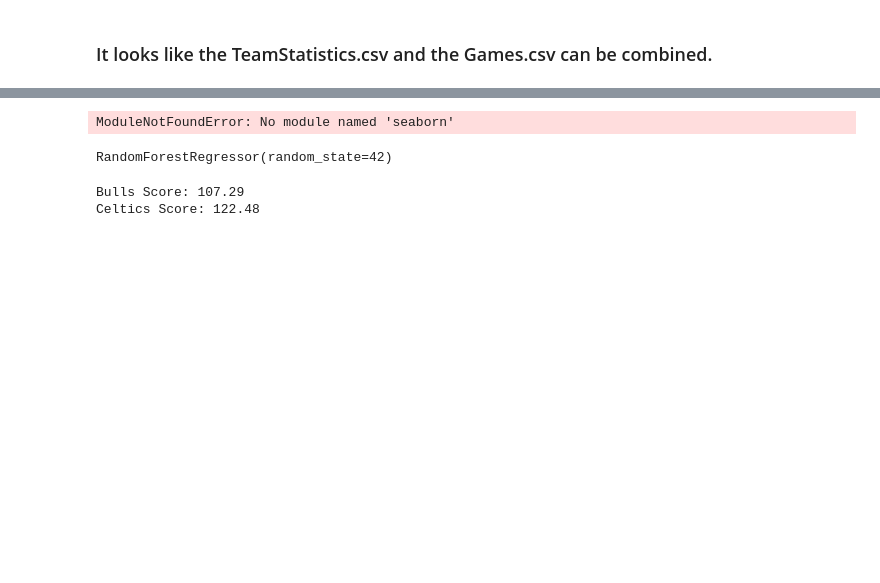
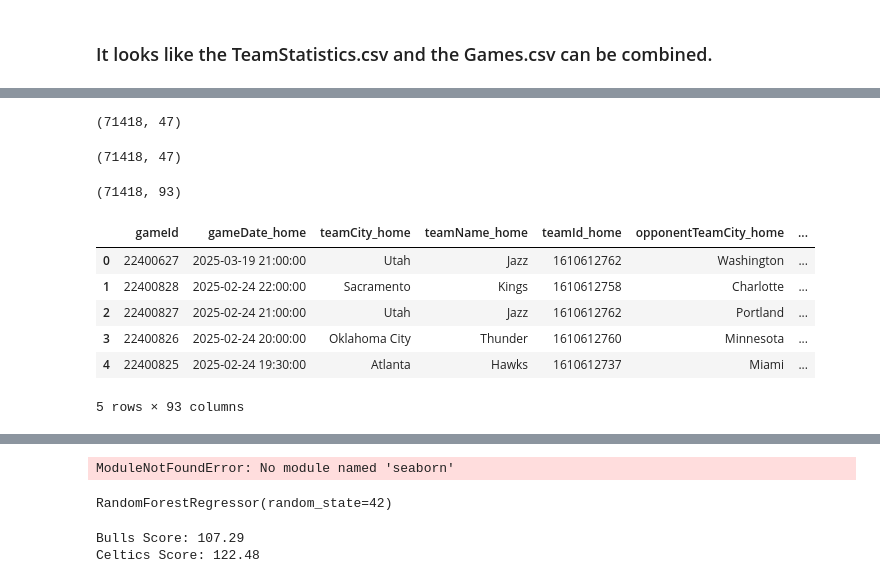
Before and after one commit to pshukl21/CollabProject, a Jupyter notebook: nbaModel.ipynb, the cells around one changed output, grey strips where cells are left out. Drawn from its saved outputs; the diff is of its cells as text; code cells hidden in the pictures; blank space fills up the shorter version.

```diff
--- a/nbaModel.ipynb
+++ b/nbaModel.ipynb
@@ -184,8 +205,0 @@ seasonLosses 0.9871881038393683
-# %%
-# create year variable (need to create a season feature, too)
-df_teams['Year'] = df_teams.gameDate.str[:4]
-
-# group games by year and calculate mean stats
-excluded_columns = ['gameId','teamId','opponentTeamId','home','win']
-df_teams_by_year = df_teams.groupby(by='Year').agg('mean',numeric_only=True).drop(columns=excluded_columns).iloc[::-1].round(3)
-df_teams_by_year.head(26)
@@ -282,0 +296,10 @@ df_teams.head()
+# %%
+df_teams_home = df_teams[df_teams.home == 1]
+print(df_teams_home.shape)
+# %% [output]
+(71418, 47)
+# %%
+df_teams_away = df_teams[df_teams.home == 0]
+print(df_teams_away.shape)
+# %% [output]
+(71418, 47)
@@ -282,0 +313,13 @@ df_teams.head()
+# %%
+df_games1 = df_teams_home.merge(right=df_teams_away,how='inner',on='gameId',suffixes=('_home','_away'))
+print(df_games1.shape)
+df_games1.head()
+# %% [output]
+(71418, 93)
+|  | gameId | gameDate_home | teamCity_home | teamName_home | teamId_home | opponentTeamCity_home | ... |
+| 0 | 22400627 | 2025-03-19 21:00:00 | Utah | Jazz | 1610612762 | Washington | ... |
+| 1 | 22400828 | 2025-02-24 22:00:00 | Sacramento | Kings | 1610612758 | Charlotte | ... |
+| 2 | 22400827 | 2025-02-24 21:00:00 | Utah | Jazz | 1610612762 | Portland | ... |
+| 3 | 22400826 | 2025-02-24 20:00:00 | Oklahoma City | Thunder | 1610612760 | Minnesota | ... |
+| 4 | 22400825 | 2025-02-24 19:30:00 | Atlanta | Hawks | 1610612737 | Miami | ... |
+5 rows × 93 columns
```
Also changed, not shown: parts of 27 cells of this notebook.
